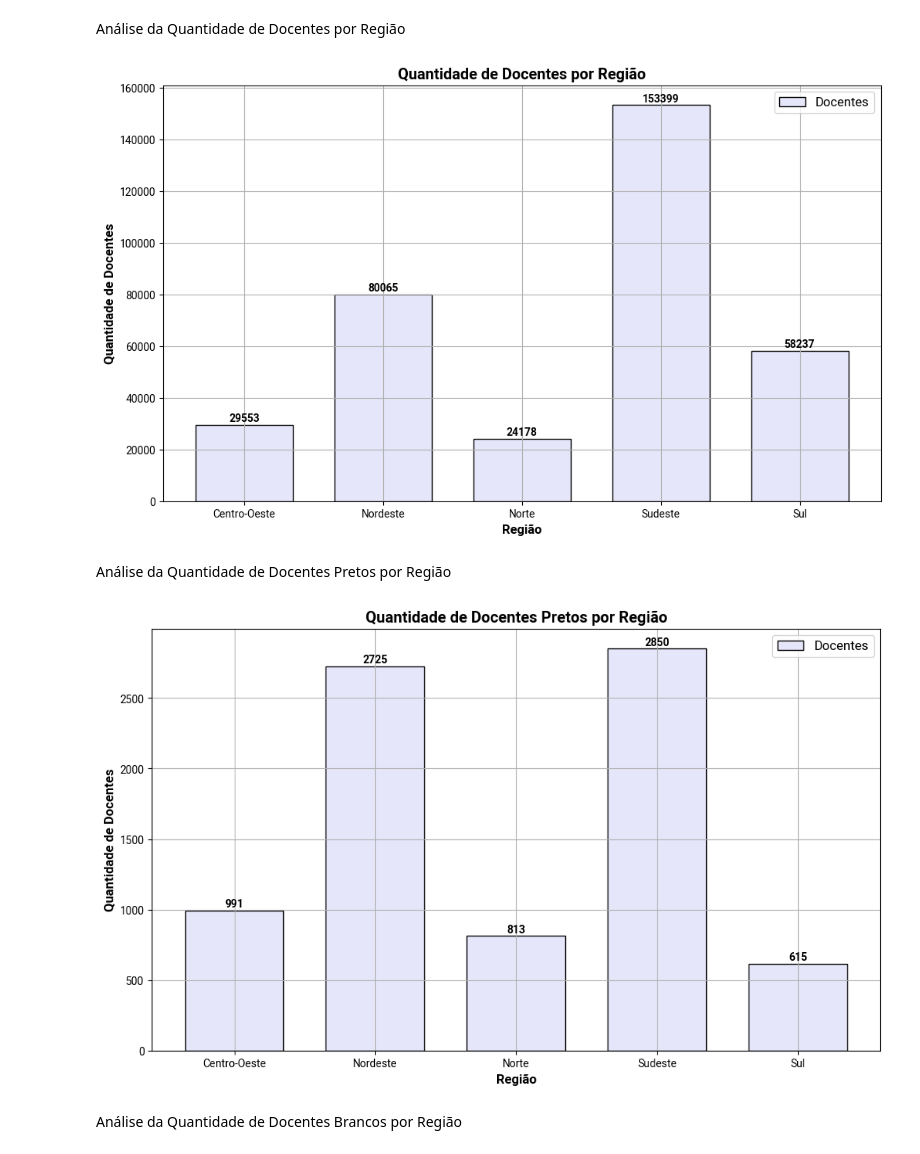
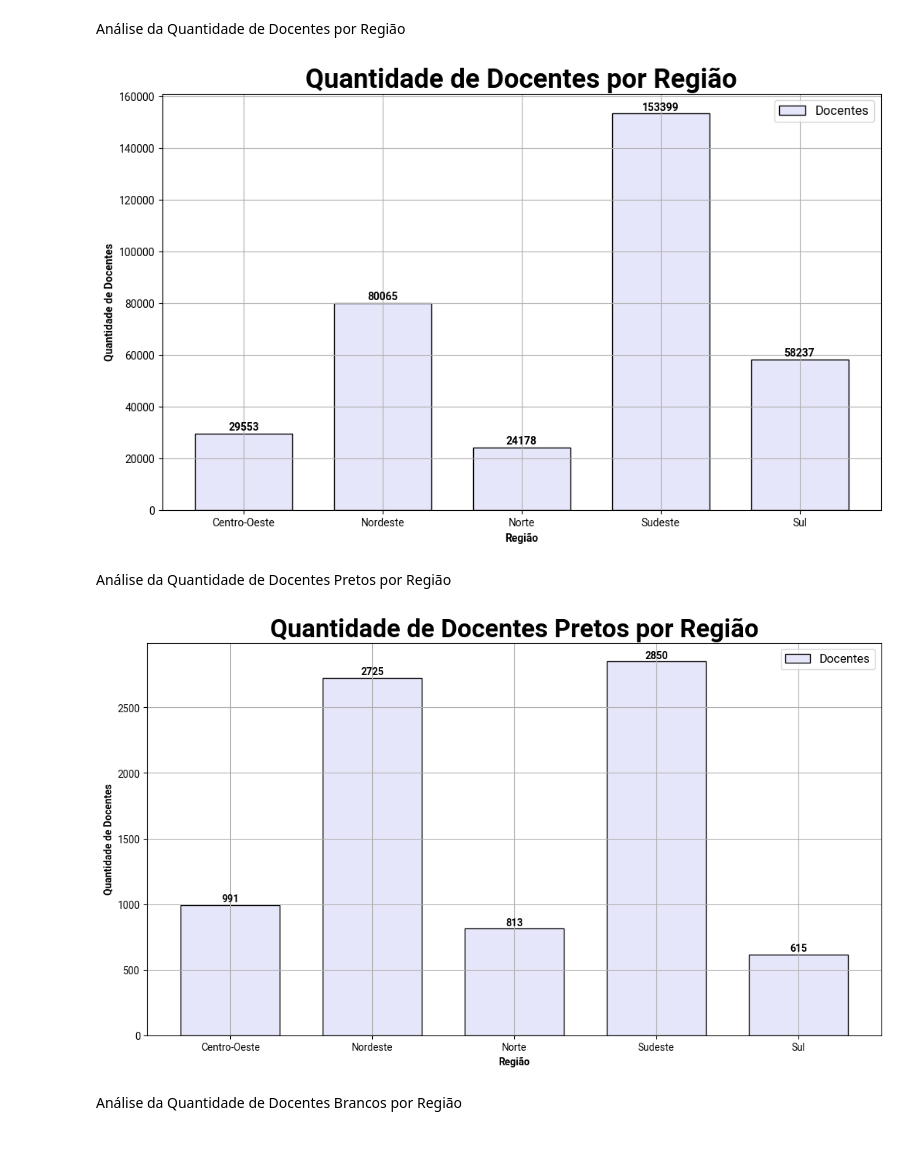
Before and after one commit to luanmenezesmatos/Kick-TrabalhoPython, a Jupyter notebook: script.ipynb, the cells around one changed output. Cells and saved outputs as stored; diff of their text form; code cells hidden in the pictures.

```diff
--- a/script.ipynb
+++ b/script.ipynb
@@ -54,8 +54,10 @@ plt.bar(dataDocTotal.index, dataDocTotal.values,
 
 # Alterando o estilo do gráfico
 # Alterando o tamanho da figura (largura, altura)
-plt.rcParams['figure.figsize'] = (12, 7)
+plt.rcParams['figure.figsize'] = (13, 7)
 plt.rcParams['font.family'] = 'Roboto'  # Alterando a fonte do gráfico
+# Aumentando o tamanho do título do gráfico
+plt.rcParams['axes.titlesize'] = 25
 
 # Alterar o estilo das fontes (bold) para os títulos e legendas do gráfico
 # Alterando o peso da fonte do título do eixo X e Y
@@ -101,7 +103,7 @@ plt.savefig(caminhoGrafico)  # Salvando o gráfico em uma imagem
 
 plt.show()  # Exibindo o gráfico
 # %% [output]
-[figure, old version]
+[figure, new version]
 # %% [markdown]
 Análise da Quantidade de Docentes Pretos por Região
 # %%
@@ -114,6 +116,8 @@ plt.bar(dataDocPretosTotal.index, dataDocPretosTotal.values,
 # Alterando o tamanho da figura (largura, altura)
 plt.rcParams['figure.figsize'] = (12, 7)
 plt.rcParams['font.family'] = 'Roboto'  # Alterando a fonte do gráfico
+# Aumentando o tamanho do título do gráfico
+plt.rcParams['axes.titlesize'] = 25
 
 # Alterar o estilo das fontes (bold) para os títulos e legendas do gráfico
 # Alterando o peso da fonte do título do eixo X e Y
@@ -132,34 +136,34 @@ plt.grid(True)  # Exibindo as linhas de grade
 
 plt.legend(['Docentes'])  # Exibindo a legenda (nome da linha) no gráfico """
 
 # Adicionando anotações no topo de cada barra
 for i, j in zip(dataDocPretosTotal.index, dataDocPretosTotal.values):
     plt.annotate(
         str(j),
         xy=(i, j),
         xytext=(0, 1),  # Deslocamento do texto
         textcoords='offset points',
         ha='center',
         va='bottom',
         fontweight='bold',
         font='Roboto',
     )
 # xy=(i, j) é o ponto onde será exibido o valor
 # xytext=(0, 5) é o deslocamento do texto
 # textcoords='offset points' é o tipo de coordenada do texto
 # ha='center' é o alinhamento horizontal do texto
 # va='bottom' é o alinhamento vertical do texto
 # fontweight='bold' é o peso da fonte do texto
 # font = 'Roboto' é a fonte do texto
 
 # Caminho para a pasta onde será salvo o gráfico
 caminhoGrafico = os.path.join(
     os.getcwd() + '/arquivosGraficos', 'docentesPretosPorRegiao.png')
 plt.savefig(caminhoGrafico)  # Salvando o gráfico em uma imagem
 
 plt.show()  # Exibindo o gráfico
 # %% [output]
-[figure, old version]
+[figure, new version]
 # %% [markdown]
 Análise da Quantidade de Docentes Brancos por Região
 # %%
```
Also changed, not shown: parts of 9 cells of this notebook, 10 other files.
